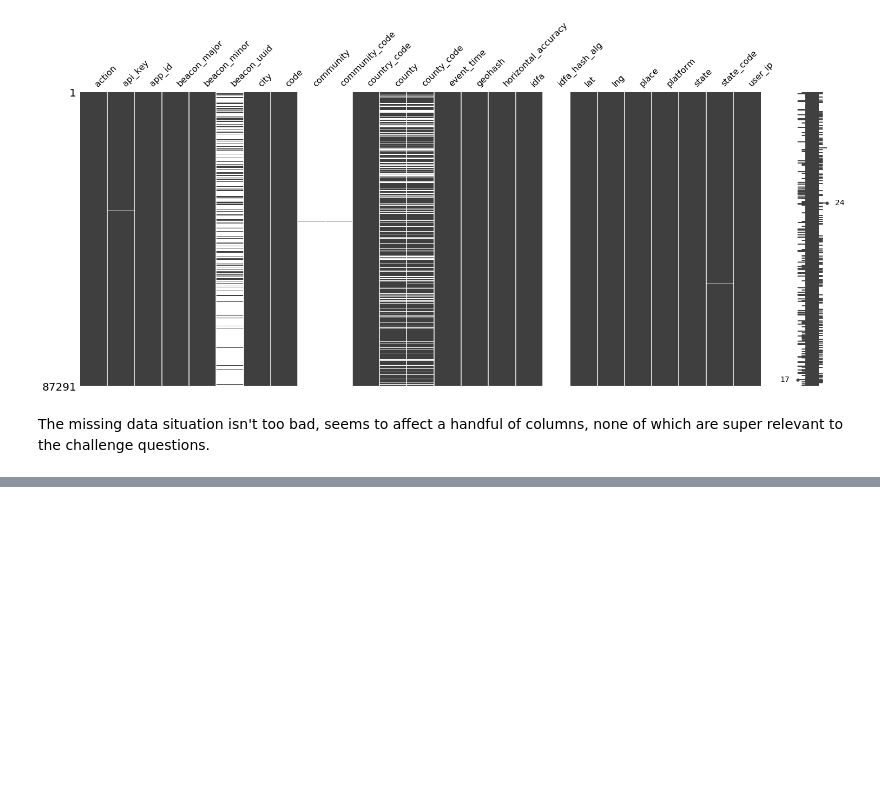
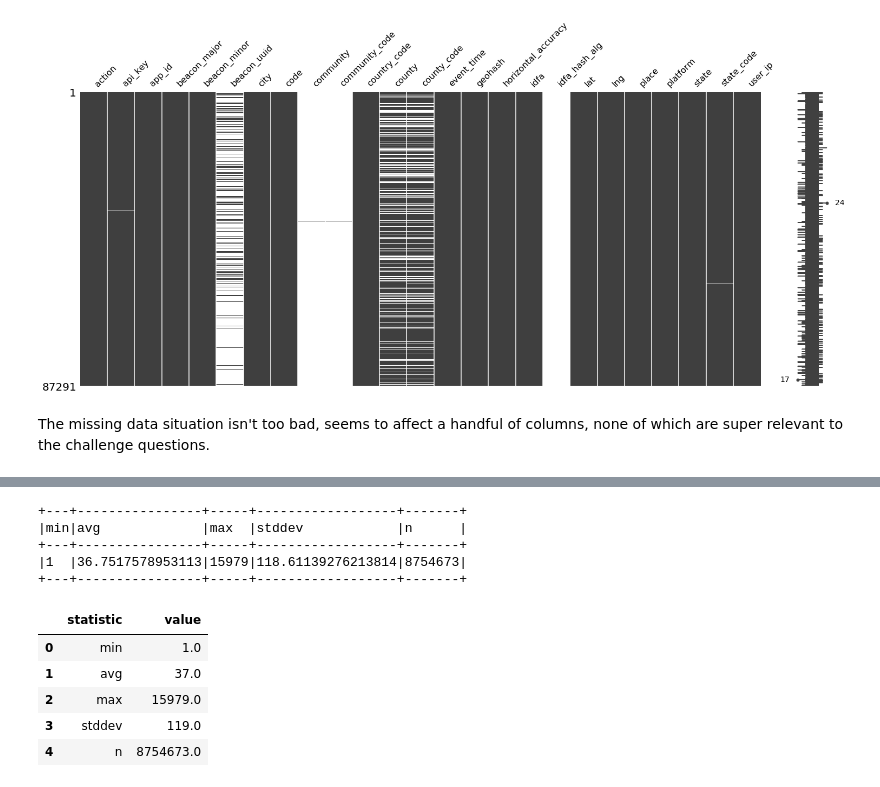
Before and after one commit to fqaiser94/DataEngChallenge, a Jupyter notebook: Freckle Data Engineer Challenge.ipynb, the cells around one changed output, grey strips where cells are left out. Cells and saved outputs as stored; diff of their text form; code cells hidden in the pictures; blank space fills up the shorter version.

```diff
--- a/Freckle Data Engineer Challenge.ipynb
+++ b/Freckle Data Engineer Challenge.ipynb
@@ -311,0 +346,35 @@ The missing data situation isn't too bad, seems to affect a handful of columns,
+# %%
+# calculate min, avg, max, std dev and n for counts
+stats = (count
+         .agg(func.min('count').alias('min'),
+              func.avg('count').alias('avg'),
+              func.max('count').alias('max'),
+              func.stddev('count').alias('stddev'),
+              func.sum('count').alias('n'))
+            )
+
+stats.show(5, truncate=False)
+# %% [output]
++---+----------------+-----+------------------+-------+
+|min|avg             |max  |stddev            |n      |
++---+----------------+-----+------------------+-------+
+|1  |36.7517578953113|15979|118.61139276213814|8754673|
++---+----------------+-----+------------------+-------+
+# %%
+temp = (stats
+        .toPandas()
+        .transpose()
+        .reset_index()
+        .rename(columns={'index': 'statistic', 0: 'value'})
+       )
+
+temp.value = temp.value.round()
+
+temp
+# %% [output]
+|  | statistic | value |
+| 0 | min | 1.0 |
+| 1 | avg | 37.0 |
+| 2 | max | 15979.0 |
+| 3 | stddev | 119.0 |
+| 4 | n | 8754673.0 |
```
Also changed, not shown: parts of 8 cells of this notebook.
